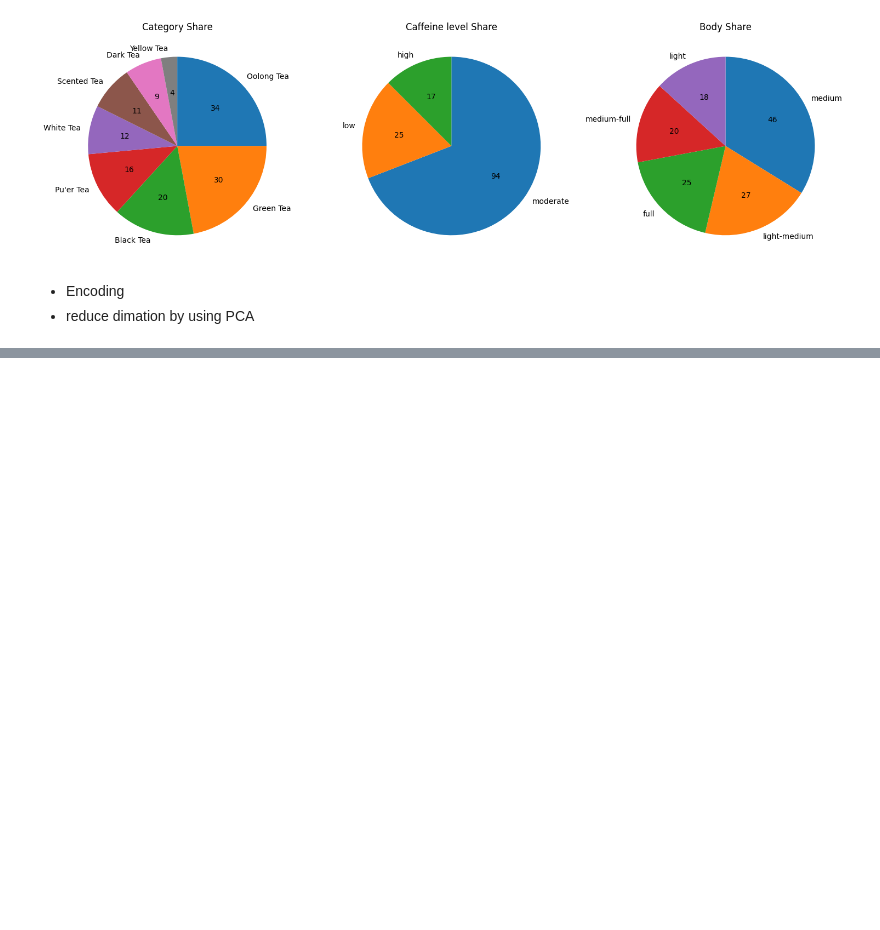
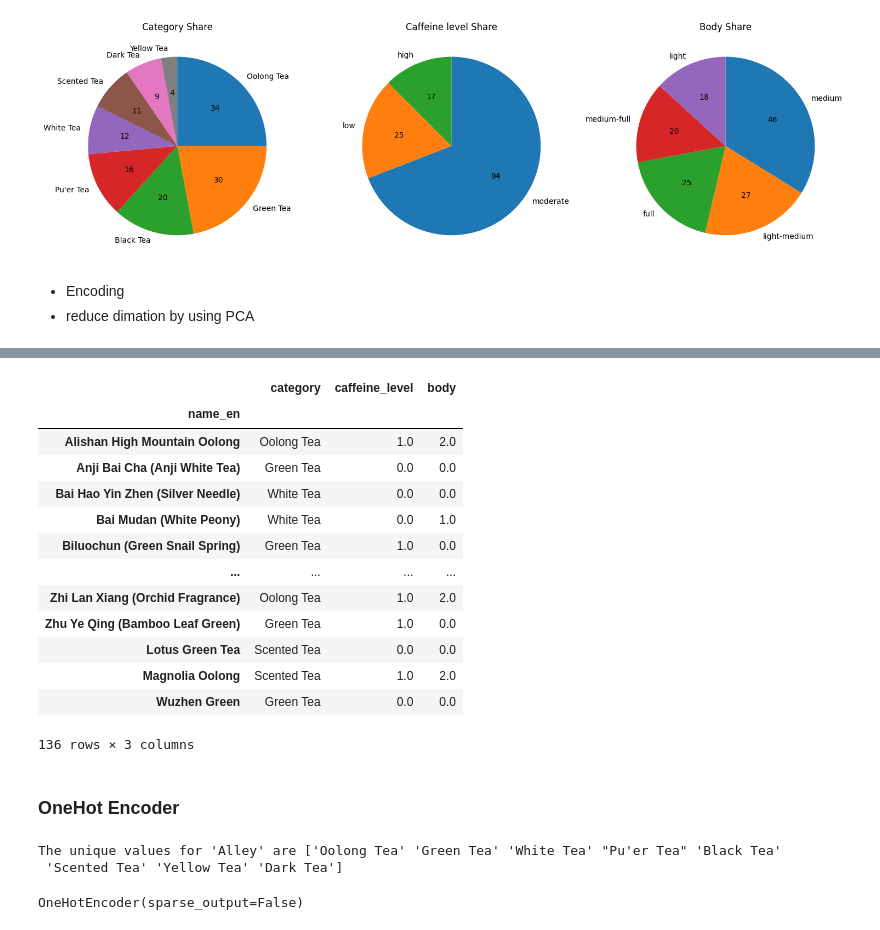
Before and after one commit to kanonyonezu/tea-app, a Jupyter notebook: teadata.ipynb, the cells around one changed output, grey strips where cells are left out. Drawn from its saved outputs; the diff is of its cells as text; code cells hidden in the pictures; blank space fills up the shorter version.

```diff
--- a/teadata.ipynb
+++ b/teadata.ipynb
@@ -71,0 +114,31 @@ plt.show()
+# %%
+df_pca[["caffeine_level", "body"]] = ordinal_encoder.transform(df_pca[["caffeine_level", "body"]])
+df_pca
+# %% [output]
+|  | category | caffeine_level | body |
+| name_en |  |  |  |
+| Alishan High Mountain Oolong | Oolong Tea | 1.0 | 2.0 |
+| Anji Bai Cha (Anji White Tea) | Green Tea | 0.0 | 0.0 |
+| Bai Hao Yin Zhen (Silver Needle) | White Tea | 0.0 | 0.0 |
+| Bai Mudan (White Peony) | White Tea | 0.0 | 1.0 |
+| Biluochun (Green Snail Spring) | Green Tea | 1.0 | 0.0 |
+| ... | ... | ... | ... |
+| Zhi Lan Xiang (Orchid Fragrance) | Oolong Tea | 1.0 | 2.0 |
+| Zhu Ye Qing (Bamboo Leaf Green) | Green Tea | 1.0 | 0.0 |
+| Lotus Green Tea | Scented Tea | 0.0 | 0.0 |
+| Magnolia Oolong | Scented Tea | 1.0 | 2.0 |
+| Wuzhen Green | Green Tea | 0.0 | 0.0 |
+136 rows × 3 columns
+# %% [markdown]
+### OneHot Encoder
+# %%
+# Check unique values for category
+print(f"The unique values for 'Alley' are {df_pca.category.unique()}")
+# %% [output]
+The unique values for 'Alley' are ['Oolong Tea' 'Green Tea' 'White Tea' "Pu'er Tea" 'Black Tea'
+ 'Scented Tea' 'Yellow Tea' 'Dark Tea']
+# %%
+ohe = OneHotEncoder(sparse_output=False)
+ohe.fit(df_pca[["category"]])
+# %% [output]
+OneHotEncoder(sparse_output=False)
```
Also changed, not shown: parts of 10 cells of this notebook.
